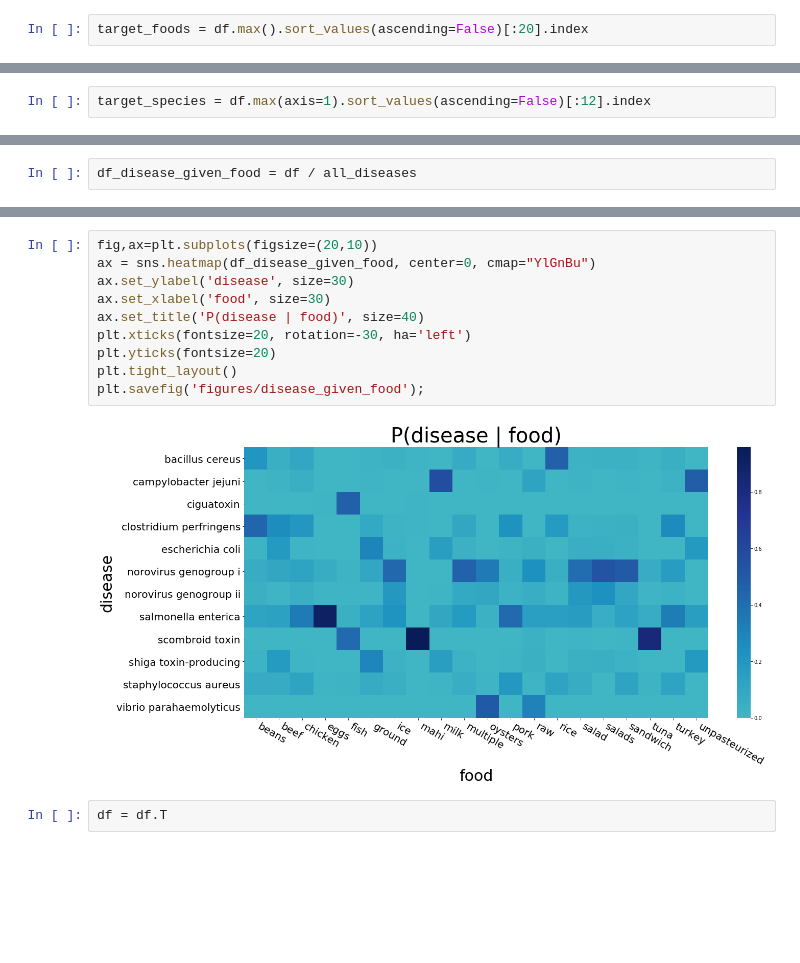
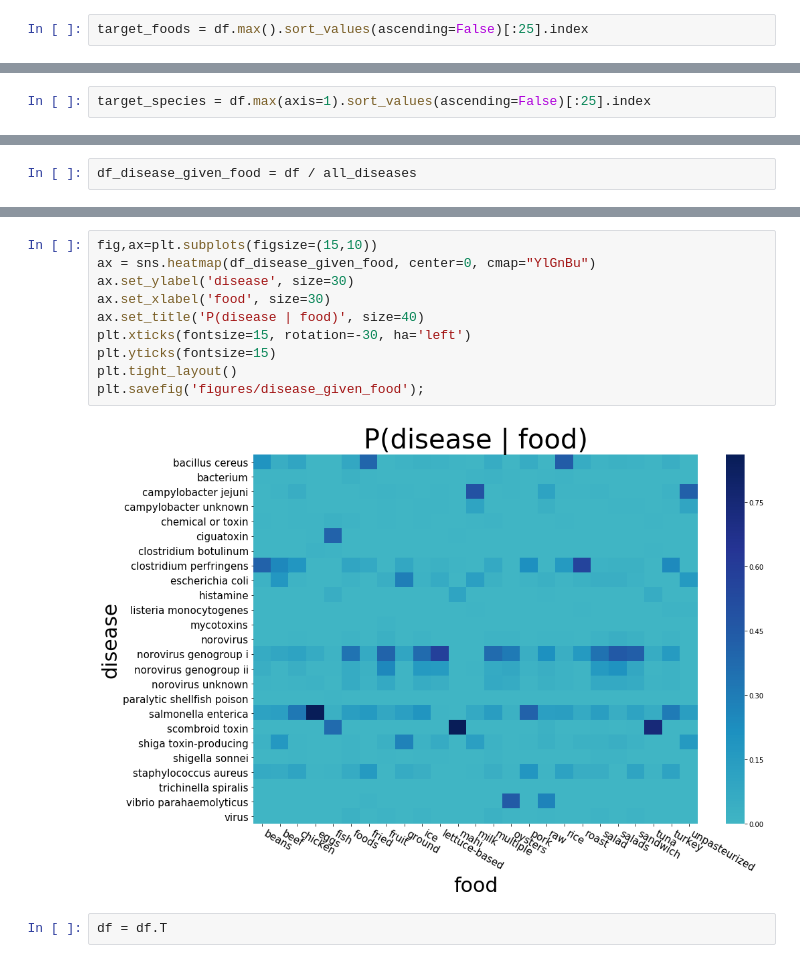
Before and after one commit to heathcliffs34/capstone_1, a Jupyter notebook: capstone1_food_species_correlation.ipynb, the cells around one changed output, grey strips where cells are left out. Cells and saved outputs as stored; diff of their text form; blank space fills up the shorter version.

```diff
--- a/capstone1_food_species_correlation.ipynb
+++ b/capstone1_food_species_correlation.ipynb
@@ -35,7 +35,7 @@ df.drop(['unspecified','other','unknown'], axis=1, inplace=True)
 # %%
 df.drop(['unknown'], inplace=True)
 # %%
-target_foods = df.max().sort_values(ascending=False)[:20].index
+target_foods = df.max().sort_values(ascending=False)[:25].index
 # %%
 target_foods
 # %% [output]
@@ -45,3 +46,3 @@ Index(['salad', 'chicken', 'fish', 'sandwich', 'beef', 'tuna', 'mahi', 'pork',
       dtype='object')
 # %%
-target_species = df.max(axis=1).sort_values(ascending=False)[:12].index
+target_species = df.max(axis=1).sort_values(ascending=False)[:25].index
@@ -80,15 +96,15 @@ df_disease_given_food.head()
 # %%
-fig,ax=plt.subplots(figsize=(20,10))
+fig,ax=plt.subplots(figsize=(15,10))
 ax = sns.heatmap(df_disease_given_food, center=0, cmap="YlGnBu")
 ax.set_ylabel('disease', size=30)
 ax.set_xlabel('food', size=30)
 ax.set_title('P(disease | food)', size=40)
-plt.xticks(fontsize=20, rotation=-30, ha='left')
-plt.yticks(fontsize=20)
+plt.xticks(fontsize=15, rotation=-30, ha='left')
+plt.yticks(fontsize=15)
 plt.tight_layout()
 plt.savefig('figures/disease_given_food');
 # %% [output]
-[figure, old version]
+[figure, new version]
 # %%
 df = df.T
 # %%
```
Also changed, not shown: parts of 5 cells of this notebook, 4 other files.
